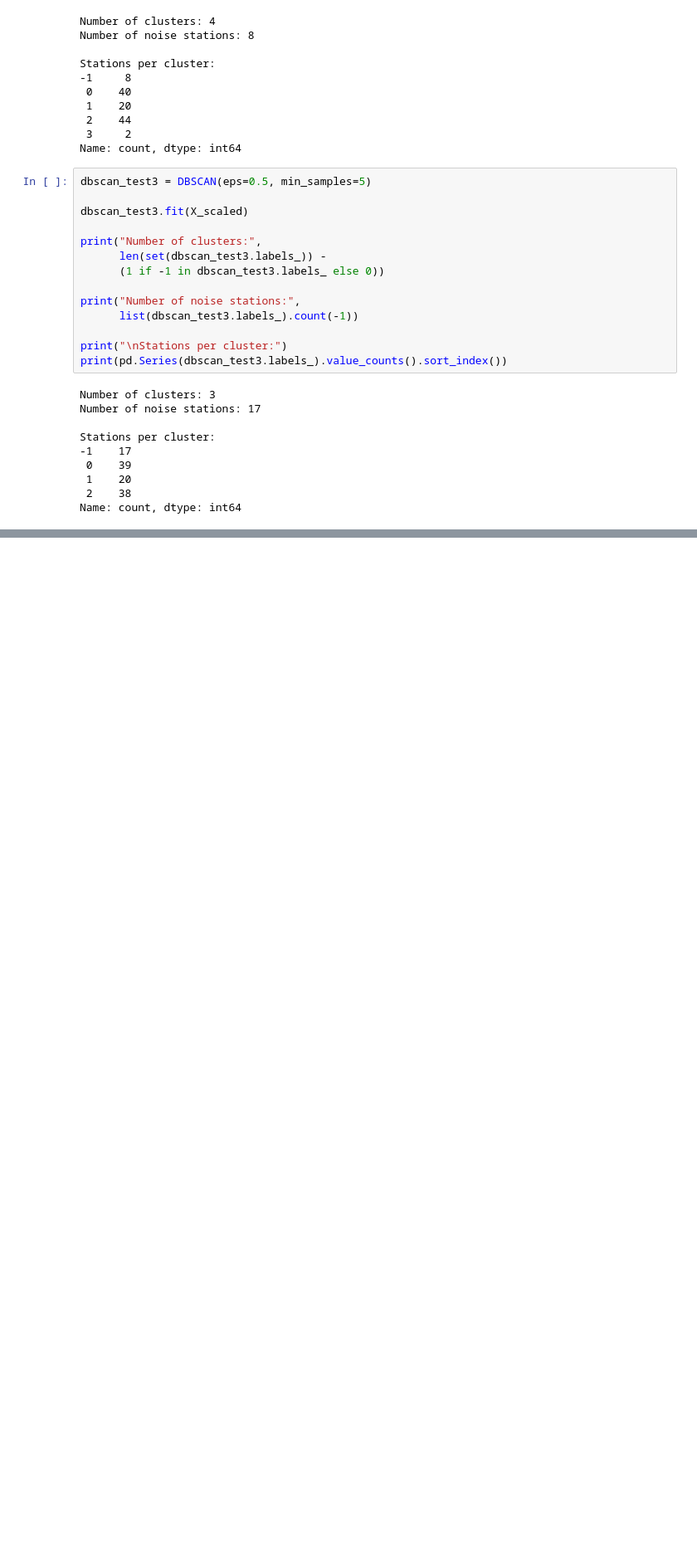
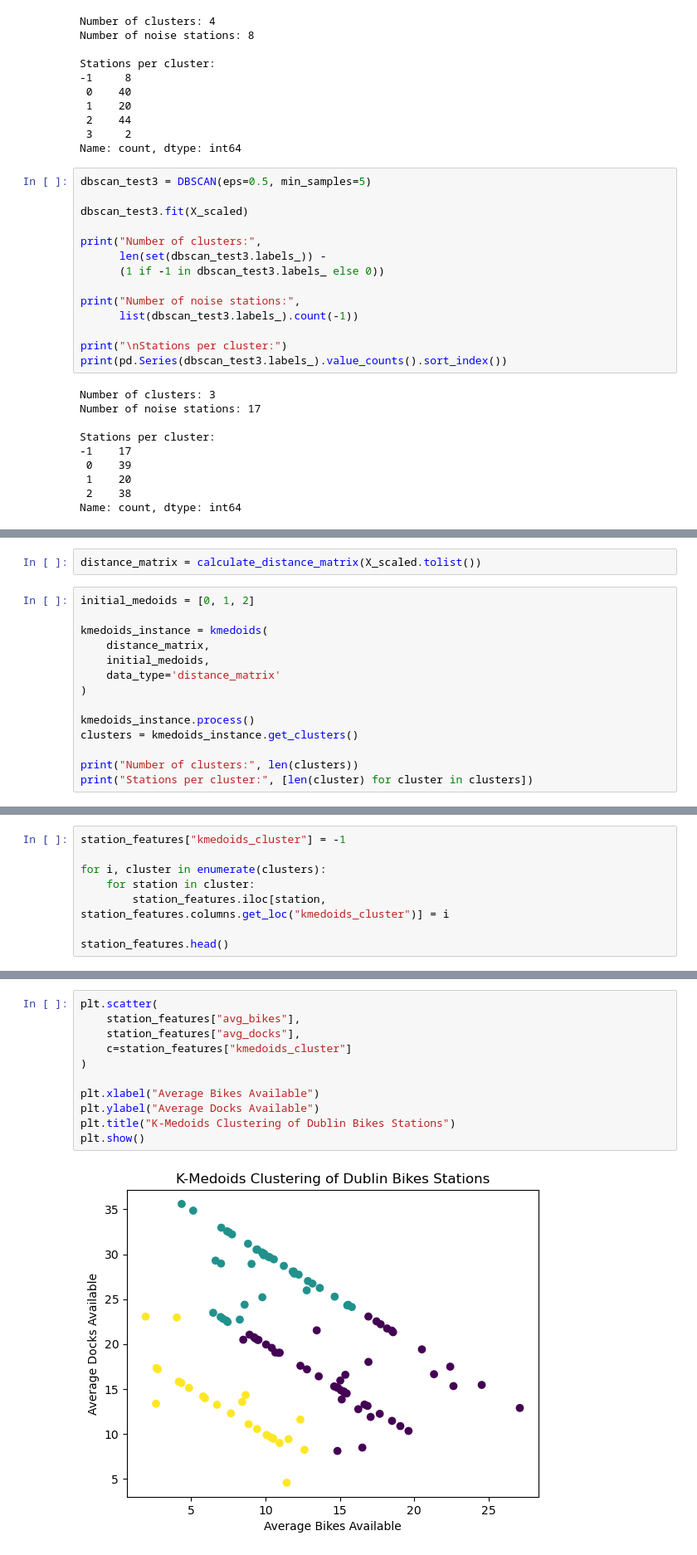
Before and after one commit to 2026248-bit/CA1MLB--2026248-, a Jupyter notebook: Notebook/CA1_MLB.ipynb, the cells around one changed output, grey strips where cells are left out. Shown at 83% size. Drawn from its saved outputs; the diff is of its cells as text; blank space fills up the shorter version.

```diff
--- a/Notebook/CA1_MLB.ipynb
+++ b/Notebook/CA1_MLB.ipynb
@@ -1101,0 +1196,16 @@ Name: count, dtype: int64
+# %%
+distance_matrix = calculate_distance_matrix(X_scaled.tolist())
+# %%
+initial_medoids = [0, 1, 2]
+
+kmedoids_instance = kmedoids(
+    distance_matrix,
+    initial_medoids,
+    data_type='distance_matrix'
+)
+
+kmedoids_instance.process()
+clusters = kmedoids_instance.get_clusters()
+
+print("Number of clusters:", len(clusters))
+print("Stations per cluster:", [len(cluster) for cluster in clusters])
@@ -1101,0 +1215,8 @@ Name: count, dtype: int64
+# %%
+station_features["kmedoids_cluster"] = -1
+
+for i, cluster in enumerate(clusters):
+    for station in cluster:
+        station_features.iloc[station, station_features.columns.get_loc("kmedoids_cluster")] = i
+
+station_features.head()
@@ -1101,0 +1244,13 @@ Name: count, dtype: int64
+# %%
+plt.scatter(
+    station_features["avg_bikes"],
+    station_features["avg_docks"],
+    c=station_features["kmedoids_cluster"]
+)
+
+plt.xlabel("Average Bikes Available")
+plt.ylabel("Average Docks Available")
+plt.title("K-Medoids Clustering of Dublin Bikes Stations")
+plt.show()
+# %% [output]
+[figure, added]
```
Also changed, not shown: parts of 14 cells of this notebook.
